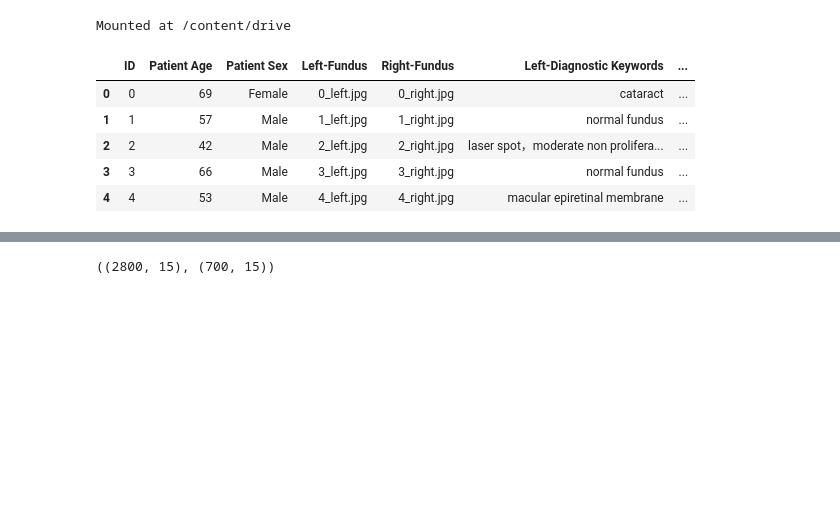
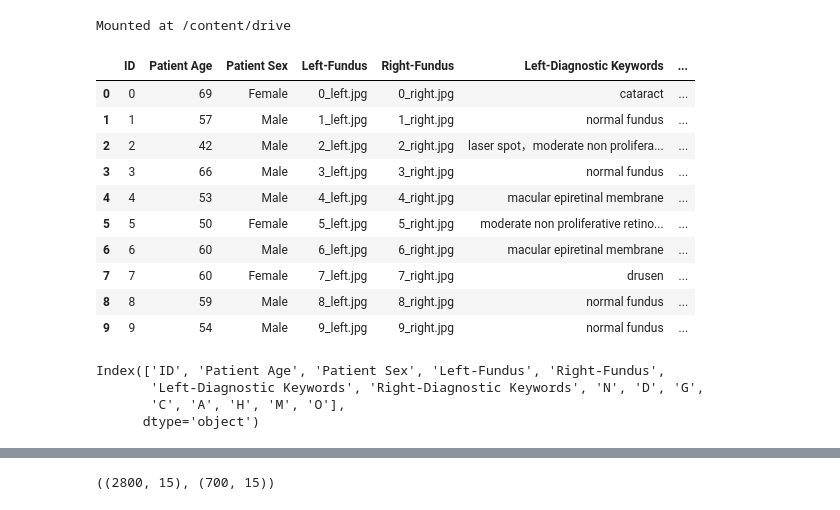
Before and after one commit to sanha-hwang/ocular_disease, a Jupyter notebook: ocular_disease.ipynb, the cells around one changed output, grey strips where cells are left out. Cells and saved outputs as stored; diff of their text form; code cells hidden in the pictures; blank space fills up the shorter version.

```diff
--- a/ocular_disease.ipynb
+++ b/ocular_disease.ipynb
@@ -44,10 +44,15 @@ train_fname = os.listdir(train_dir)
 # %%
 dataset = pd.read_excel(dataset_path)
-dataset.head()
+dataset.head(10)
 # %% [output]
 |  | ID | Patient Age | Patient Sex | Left-Fundus | Right-Fundus | Left-Diagnostic Keywords | ... |
 | 0 | 0 | 69 | Female | 0_left.jpg | 0_right.jpg | cataract | ... |
 | 1 | 1 | 57 | Male | 1_left.jpg | 1_right.jpg | normal fundus | ... |
 | 2 | 2 | 42 | Male | 2_left.jpg | 2_right.jpg | laser spot，moderate non prolifera... | ... |
 | 3 | 3 | 66 | Male | 3_left.jpg | 3_right.jpg | normal fundus | ... |
 | 4 | 4 | 53 | Male | 4_left.jpg | 4_right.jpg | macular epiretinal membrane | ... |
+| 5 | 5 | 50 | Female | 5_left.jpg | 5_right.jpg | moderate non proliferative retino... | ... |
+| 6 | 6 | 60 | Male | 6_left.jpg | 6_right.jpg | macular epiretinal membrane | ... |
+| 7 | 7 | 60 | Female | 7_left.jpg | 7_right.jpg | drusen | ... |
+| 8 | 8 | 59 | Male | 8_left.jpg | 8_right.jpg | normal fundus | ... |
+| 9 | 9 | 54 | Male | 9_left.jpg | 9_right.jpg | normal fundus | ... |
@@ -80,0 +59,7 @@ def gender(text):
+# %%
+dataset.columns
+# %% [output]
+Index(['ID', 'Patient Age', 'Patient Sex', 'Left-Fundus', 'Right-Fundus',
+       'Left-Diagnostic Keywords', 'Right-Diagnostic Keywords', 'N', 'D', 'G',
+       'C', 'A', 'H', 'M', 'O'],
+      dtype='object')
```
Also changed, not shown: parts of 24 cells of this notebook.
